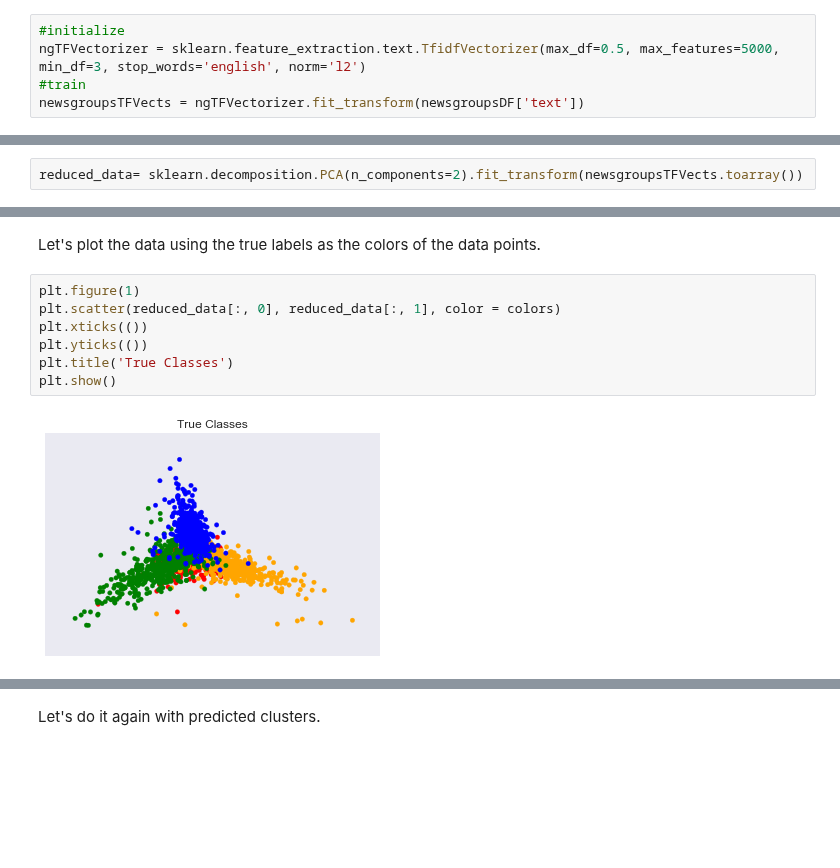
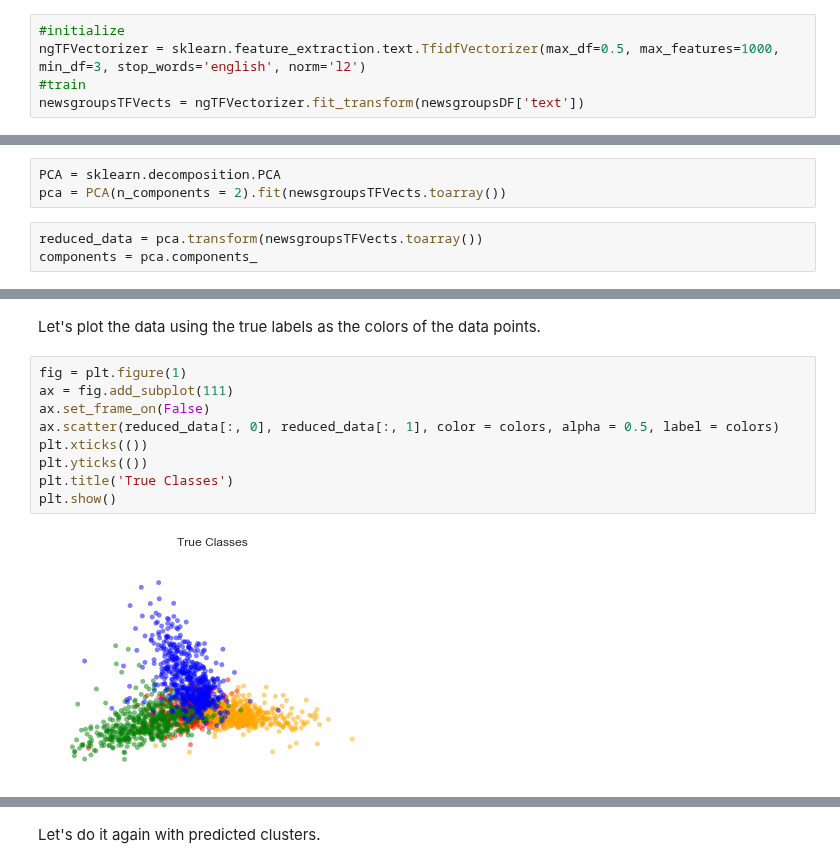
Before and after one commit to KnowledgeLab/content_analysis, a Jupyter notebook: notebooks/3-Clustering-and-Topic-Modeling.ipynb, the cells around one changed output, grey strips where cells are left out. Cells and saved outputs as stored; diff of their text form; blank space fills up the shorter version.

```diff
--- a/notebooks/3-Clustering-and-Topic-Modeling.ipynb
+++ b/notebooks/3-Clustering-and-Topic-Modeling.ipynb
@@ -208,6 +208,6 @@ Lots of garbage from unique words and stopwords, but it is a start. We should no
 # %%
 #initialize
-ngTFVectorizer = sklearn.feature_extraction.text.TfidfVectorizer(max_df=0.5, max_features=5000, min_df=3, stop_words='english', norm='l2')
+ngTFVectorizer = sklearn.feature_extraction.text.TfidfVectorizer(max_df=0.5, max_features=1000, min_df=3, stop_words='english', norm='l2')
 #train
 newsgroupsTFVects = ngTFVectorizer.fit_transform(newsgroupsDF['text'])
 # %% [markdown]
@@ -304,4 +304,8 @@ Cluster 0:
 Let 's do a visualization of the clusters. First, let's first reduce the
 dimensionality of the data using a principal component analysis(PCA).
 # %%
-reduced_data= sklearn.decomposition.PCA(n_components=2).fit_transform(newsgroupsTFVects.toarray())
+PCA = sklearn.decomposition.PCA
+pca = PCA(n_components = 2).fit(newsgroupsTFVects.toarray())
+# %%
+reduced_data = pca.transform(newsgroupsTFVects.toarray())
+components = pca.components_
@@ -322,11 +331,13 @@ dict_items([('misc.forsale', 'green'), ('rec.autos', 'blue'), ('comp.sys.mac.har
 # %% [markdown]
 Let's plot the data using the true labels as the colors of the data points.
 # %%
-plt.figure(1)
-plt.scatter(reduced_data[:, 0], reduced_data[:, 1], color = colors)
+fig = plt.figure(1)
+ax = fig.add_subplot(111)
+ax.set_frame_on(False)
+ax.scatter(reduced_data[:, 0], reduced_data[:, 1], color = colors, alpha = 0.5, label = colors)
 plt.xticks(())
 plt.yticks(())
 plt.title('True Classes')
 plt.show()
 # %% [output]
-[figure, old version]
+[figure, new version]
```
Also changed, not shown: parts of 24 cells of this notebook, 1 other file.
